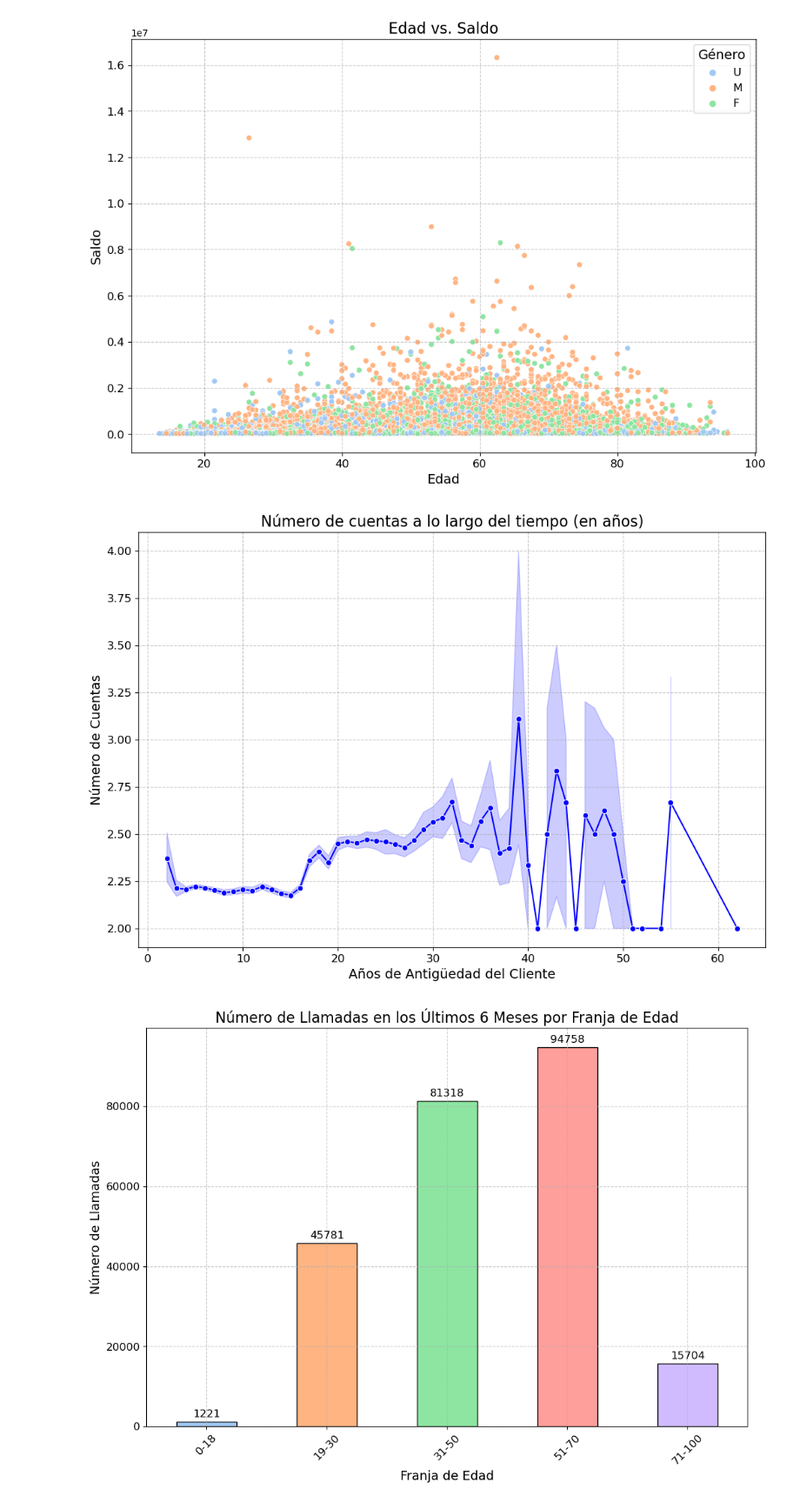
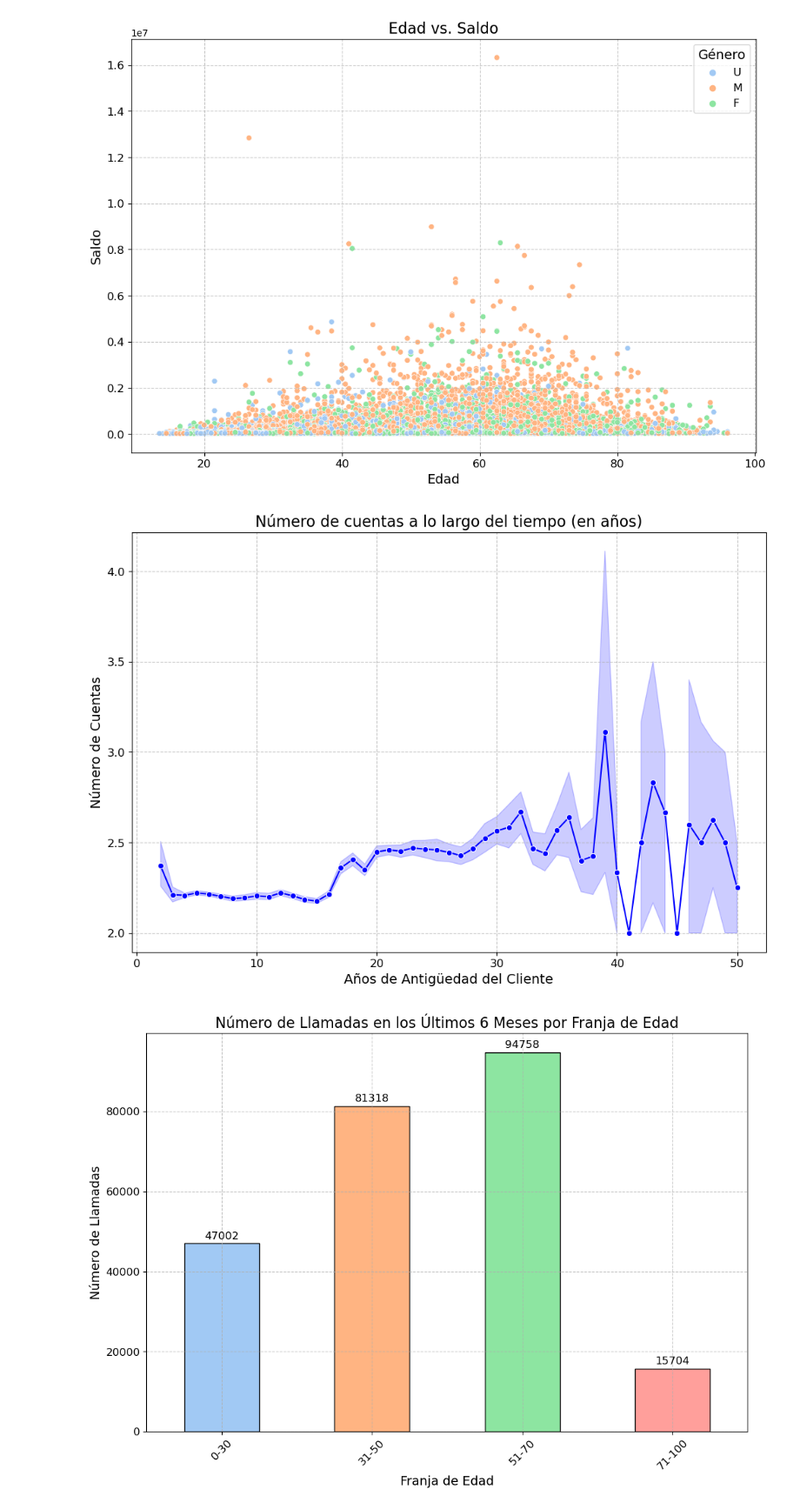
Before and after one commit to datasilvia/Statistics-project, a Jupyter notebook: visulizaciones.ipynb, the cells around one changed output. Shown at 87% size. Saved outputs shown, nothing was run; the diff lists cells and outputs as text; code cells hidden in the pictures.

```diff
--- a/visulizaciones.ipynb
+++ b/visulizaciones.ipynb
@@ -43,8 +43,8 @@ plt.show()
 [figure]
 # %%
 # Gráfico circular de franjas de edad
-age_bins = [0, 18, 30, 50, 70, 100]
-age_labels = ['0-18', '19-30', '31-50', '51-70', '71-100']
+age_bins = [0, 30, 50, 70, 100]
+age_labels = ['0-30', '31-50', '51-70', '71-100']
 df_clients['age_group'] = pd.cut(df_clients['clnt_age'], bins=age_bins, labels=age_labels, right=False)
 
 age_group_counts = df_clients['age_group'].value_counts().sort_index()
@@ -103,9 +103,12 @@ plt.show()
 # %% [output]
 [figure]
 # %%
+# Filtrar el dataframe para incluir solo antigüedades menores o iguales a 50 años
+df_clients_filtered = df_clients[df_clients['clnt_tenure_yr'] <= 50]
+
 # 5. Gráfico de líneas del número de cuentas a lo largo del tiempo en años
 plt.figure(figsize=(12, 8))
-sns.lineplot(data=df_clients, x='clnt_tenure_yr', y='num_accts', marker='o', color='b')
+sns.lineplot(data=df_clients_filtered, x='clnt_tenure_yr', y='num_accts', marker='o', color='b')
 plt.title('Número de cuentas a lo largo del tiempo (en años)', fontsize=16)
 plt.xlabel('Años de Antigüedad del Cliente', fontsize=14)
 plt.ylabel('Número de Cuentas', fontsize=14)
@@ -114,31 +117,36 @@ plt.yticks(fontsize=12)
 plt.grid(True, linestyle='--', alpha=0.7)
 plt.show()
 # %% [output]
-[figure, old version]
+[figure, new version]
 # %%
-# Número de llamadas por franja de edad
+# Ajustar las franjas de edad
+age_bins = [0, 30, 50, 70, 100]
+age_labels = ['0-30', '31-50', '51-70', '71-100']
+df_clients['age_group'] = pd.cut(df_clients['clnt_age'], bins=age_bins, labels=age_labels, right=False)
+
+# Recalcular el número de llamadas por franja de edad
 calls_by_age_group = df_clients.groupby('age_group')['calls_6_mnth'].sum()
 
 plt.figure(figsize=(12, 8))
 colors = sns.color_palette('pastel', len(calls_by_age_group))
 bars = calls_by_age_group.plot(kind='bar', color=colors, edgecolor='black')
 plt.title('Número de Llamadas en los Últimos 6 Meses por Franja de Edad', fontsize=16)
 plt.xlabel('Franja de Edad', fontsize=14)
 plt.ylabel('Número de Llamadas', fontsize=14)
 plt.xticks(rotation=45, fontsize=12)
 plt.yticks(fontsize=12)
 plt.grid(True, linestyle='--', alpha=0.7)
 
 # Añadir etiquetas de valores encima de las barras
 for bar in bars.patches:
     plt.annotate(format(bar.get_height(), '.0f'),
                  (bar.get_x() + bar.get_width() / 2, bar.get_height()),
                  ha='center', va='center', size=12, xytext=(0, 8),
                  textcoords='offset points')
 
 plt.show()
 # %% [output]
-[figure, old version]
+[figure, new version]
 # %%
 # 1. Boxplot del género de los clientes por variation
 plt.figure(figsize=(12, 8))
```
Also changed, not shown: parts of 2 cells of this notebook.
